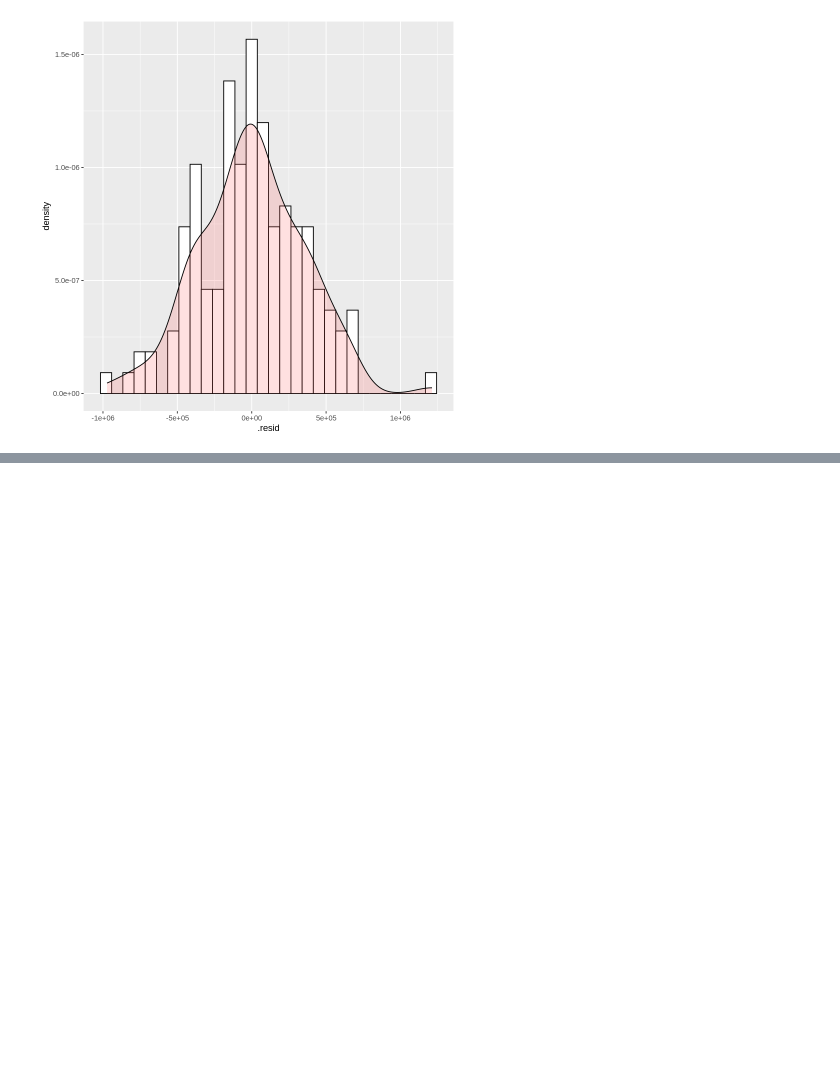
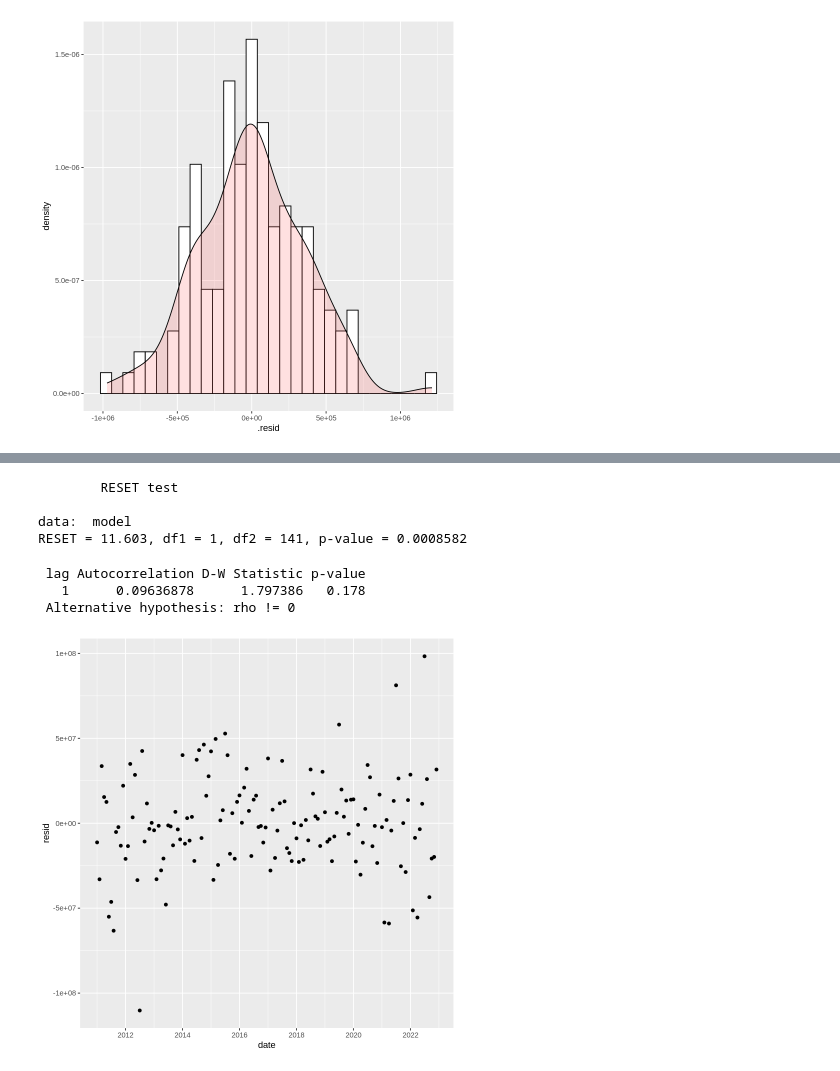
Before and after one commit to jpoletti/elec-demand-arg, a Jupyter notebook: ESP.ipynb, the cells around one changed output, grey strips where cells are left out. Cells and saved outputs as stored; diff of their text form; code cells hidden in the pictures; blank space fills up the shorter version.

```diff
--- a/ESP.ipynb
+++ b/ESP.ipynb
@@ -62,10 +75,10 @@ scatter_plot <- function(y, x) {
 }
 
 build_formula <- function(predicted, predictors) {
-    form_str <- glue(predicted, ' ~ ')
+    form_str <- paste(predicted, ' ~ ', sep='')
     for (i in predictors) {
-        var_str <- glue(i, ' + ')
-        form_str <- glue(form_str, var_str)
+        var_str <- paste(i, ' + ', sep='')
+        form_str <- paste(form_str, var_str, sep='')
     }
     form_str <- substr(form_str, 1, nchar(form_str)-3)
     return(form_str)
@@ -115,14 +128,11 @@ res_dist <- function(model) {
     geom_density(alpha=.2, fill="#FF6666")
 }
 
-pred_intervals <- function(model, predictors, data){
+pred_intervals <- function(truecol, model, predictors, data){
     predictors_df <- data[, predictors]
-    preds <- data.frame(predict(model, data=predictors_df, interval='predict'))
-    preds$true <- data$demand
-
-    # Counting the values outside the prediction interval
-    n_outside <- nrow(preds[(preds$lwr > preds$true) | (preds$upr < preds$true), ])
-    print(sprintf("There are %s true values outside the prediction interval, with n=144", n_outside))
+    preds <- data.frame(predict(model, newdata=predictors_df,
+                                interval='predict'))
+    preds$true <- as.numeric(unlist(data[, truecol]))
 
     # Plotting the prediction interval
     ggplot(preds, aes(x=fit, y=true)) +
@@ -574,0 +567,8 @@ Warning message in predict.lm(model, data = predictors_df, interval = "predict")
+# %%
+data$diff <- data$pmon - data$pest
+data$subs <- data$diff * data$demand
+data$subs_pred <- model$fitted * data$diff
+predictors <- c('subs_pred')
+
+formula <- build_formula('subs', predictors)
+subs_model <- build_model(formula, data)
@@ -574,0 +593,12 @@ Warning message in predict.lm(model, data = predictors_df, interval = "predict")
+# %%
+reset_test(subs_model)
+autocorr_test(subs_model, data)
+# %% [output]
+        RESET test
+
+data:  model
+RESET = 11.603, df1 = 1, df2 = 141, p-value = 0.0008582
+ lag Autocorrelation D-W Statistic p-value
+   1      0.09636878      1.797386   0.178
+ Alternative hypothesis: rho != 0
+[figure, added]
```
Also changed, not shown: parts of 20 cells of this notebook.
